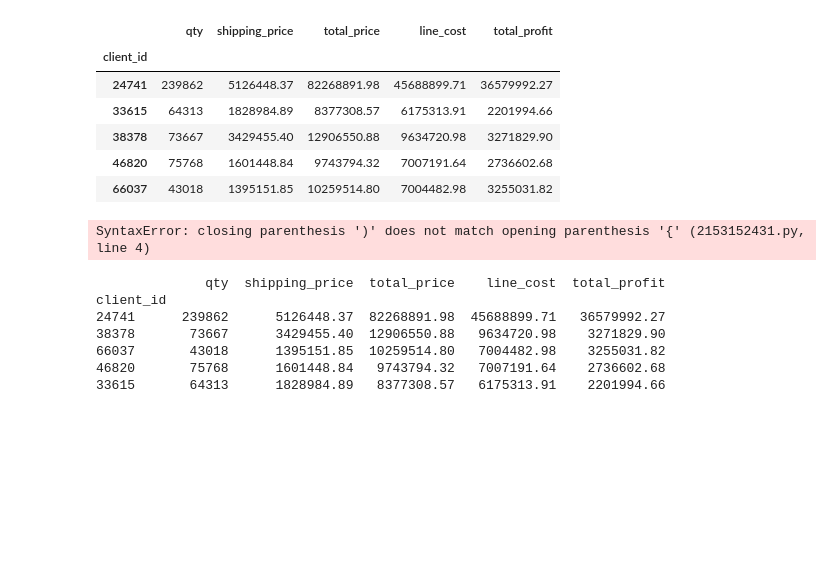
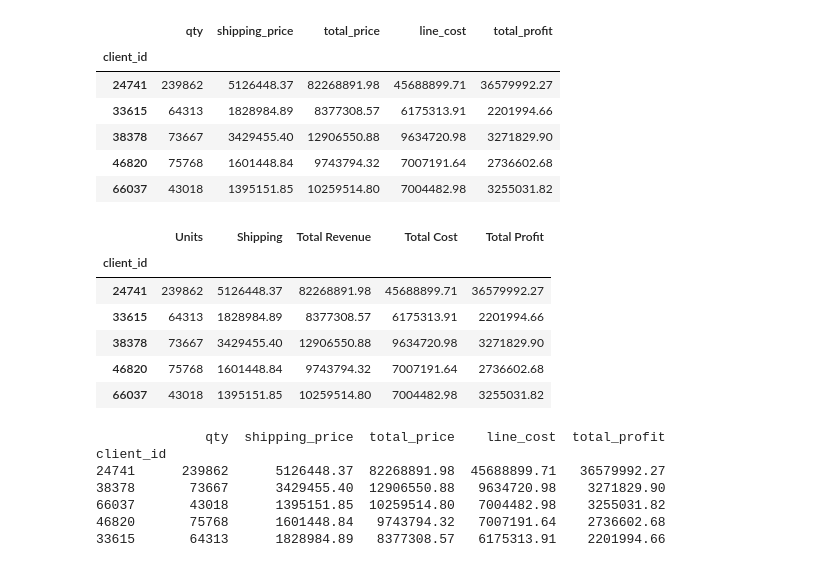
Before and after one commit to RAJESHVELAMALA/pandas-challenge-1, a Jupyter notebook: module_4_challenge.ipynb, the cells around one changed output. Cells and saved outputs as stored; diff of their text form; code cells hidden in the pictures; blank space fills up the shorter version.

```diff
--- a/module_4_challenge.ipynb
+++ b/module_4_challenge.ipynb
@@ -275,11 +275,17 @@ sum_by_category
 # %%
 # Format the data and rename the columns
 # to names suitable for presentation.
 # Currency should be in millions of dollars.
-sum_by_category.rename(index={client'Client ID')
+sum_by_category.rename(index={'client_id':'Client ID'})
 sum_by_category.rename(columns={"client_id":"Client ID",'qty':'Units','shipping_price':'Shipping','total_price':'Total Revenue','line_cost':'Total Cost','total_profit':'Total Profit'})
 # %% [output]
-SyntaxError: closing parenthesis ')' does not match opening parenthesis '{' (2153152431.py, line 4)
+|  | Units | Shipping | Total Revenue | Total Cost | Total Profit |
+| client_id |  |  |  |  |  |
+| 24741 | 239862 | 5126448.37 | 82268891.98 | 45688899.71 | 36579992.27 |
+| 33615 | 64313 | 1828984.89 | 8377308.57 | 6175313.91 | 2201994.66 |
+| 38378 | 73667 | 3429455.40 | 12906550.88 | 9634720.98 | 3271829.90 |
+| 46820 | 75768 | 1601448.84 | 9743794.32 | 7007191.64 | 2736602.68 |
+| 66037 | 43018 | 1395151.85 | 10259514.80 | 7004482.98 | 3255031.82 |
 # %%
 # Sort the updated data by "Total Profit" form highest to lowest
 # %%
```
